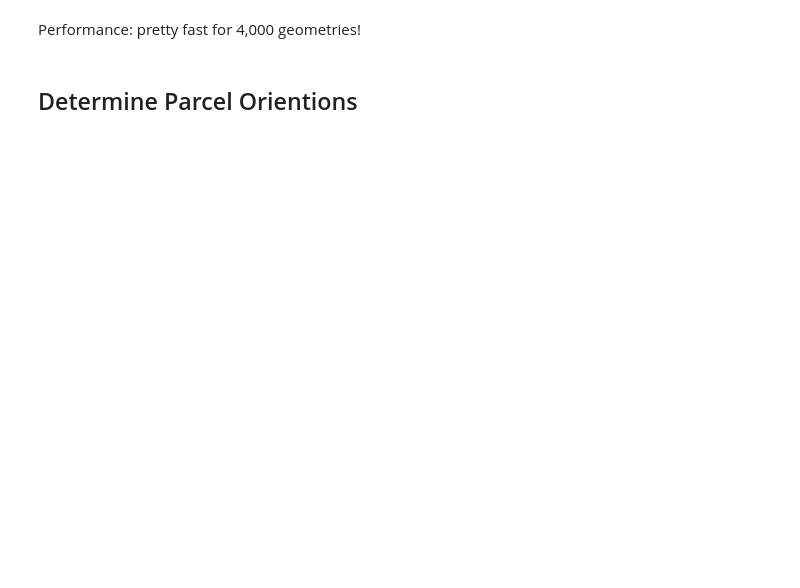
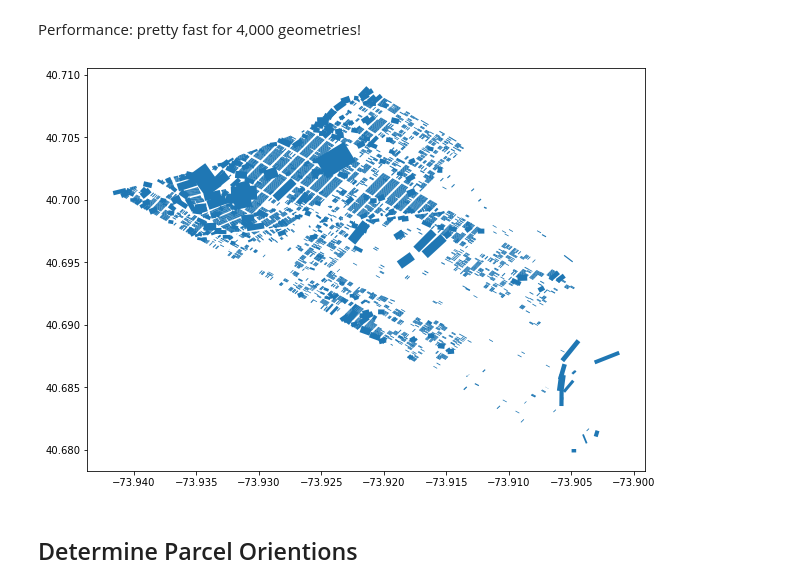
Before and after one commit to raphaellaude/geo-obb, a Jupyter notebook: examples/parcel_obbs.ipynb, the cells around one changed output. Cells and saved outputs as stored; diff of their text form; code cells hidden in the pictures; blank space fills up the shorter version.

```diff
--- a/examples/parcel_obbs.ipynb
+++ b/examples/parcel_obbs.ipynb
@@ -43,4 +44,11 @@ geo_arrs = gdf.geometry.map(geom_to_array)
 # %% [markdown]
 Performance: pretty fast for 4,000 geometries!
+# %%
+obbs = geo_arrs.map(oriented_bounding_box)
+
+obbs_gs = gpd.GeoSeries(obbs.map(Polygon))
+obbs_gs.plot(figsize=(10, 10));
+# %% [output]
+[figure, added]
 # %% [markdown]
 ## Determine Parcel Orientions
```
Also changed, not shown: parts of 7 cells of this notebook.
